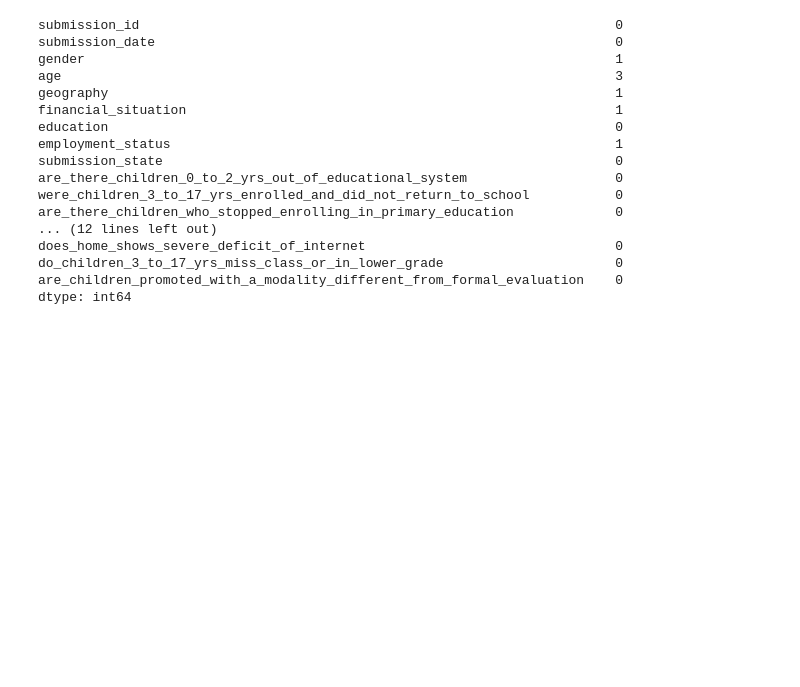
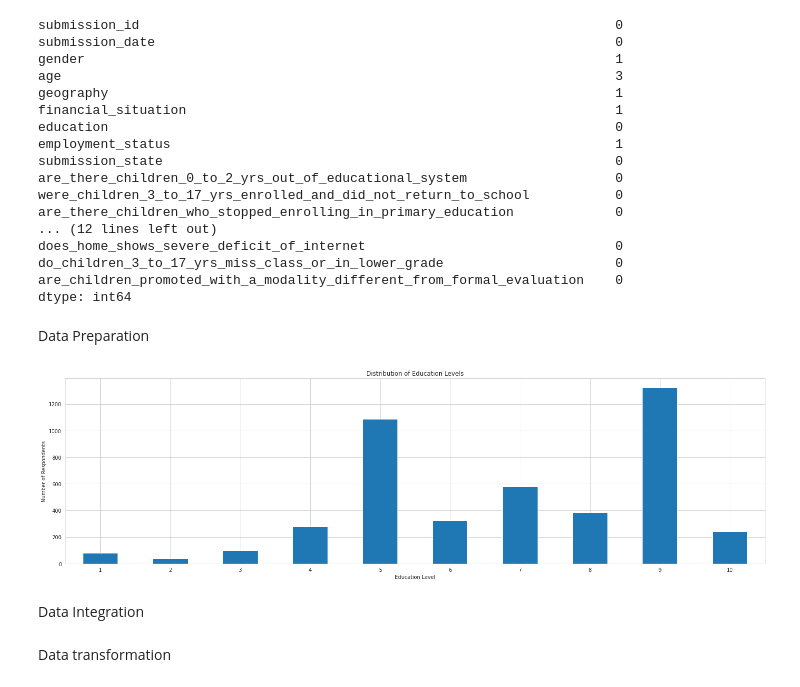
Before and after one commit to Jabin0214/DM722, a Jupyter notebook: Untitled.ipynb, the cells around one changed output. Cells and saved outputs as stored; diff of their text form; code cells hidden in the pictures; blank space fills up the shorter version.

```diff
--- a/Untitled.ipynb
+++ b/Untitled.ipynb
@@ -144,3 +143,29 @@ does_home_shows_severe_deficit_of_internet                                0
 do_children_3_to_17_yrs_miss_class_or_in_lower_grade                      0
 are_children_promoted_with_a_modality_different_from_formal_evaluation    0
 dtype: int64
+# %% [markdown]
+Data Preparation
+# %%
+# column selection
+df.drop('submission_date', axis=1, inplace=True)
+# row selection
+teenagers_not_attending = df[df['were_children_3_to_17_yrs_enrolled_and_did_not_return_to_school'] == 1]
+# %%
+df_cleaned = df[~df.applymap(lambda x: x == 'Not Available').any(axis=1)]
+df_cleaned = df_cleaned[df_cleaned['age'] != 'Under 16']
+# %%
+education_mapping = {'No formal education': 1, 'Prefer not to answer': 1, 'Some primary education': 2, 'Primary school completed': 3, 'Some secondary school / high school': 4, 'Secondary/high school': 4, 'Secondary school/ high school completed': 5, 'Some technical education (e.g polytechnic school)': 6, 'Technical school': 6, 'Technical school diploma or degree completed': 7, 'Some university or college': 8, 'College or university': 8, 'University or college degree completed': 9, 'Post-graduate education': 10, 'Post graduate': 10}
+df_cleaned['education'] = df_cleaned['education'].map(education_mapping)
+# %%
+education_counts = df_cleaned['education'].value_counts().sort_index()
+education_counts.plot(kind='bar', figsize=(20,6))
+plt.title('Distribution of Education Levels')
+plt.xlabel('Education Level')
+plt.ylabel('Number of Respondents')
+plt.xticks(rotation=0)
+plt.tight_layout()
+plt.show()
+# %% [output]
+[figure, added]
+# %% [markdown]
+Data Integration
@@ -146,0 +183,2 @@ dtype: int64
+# %% [markdown]
+Data transformation
```
Also changed, not shown: parts of 45 cells of this notebook.
